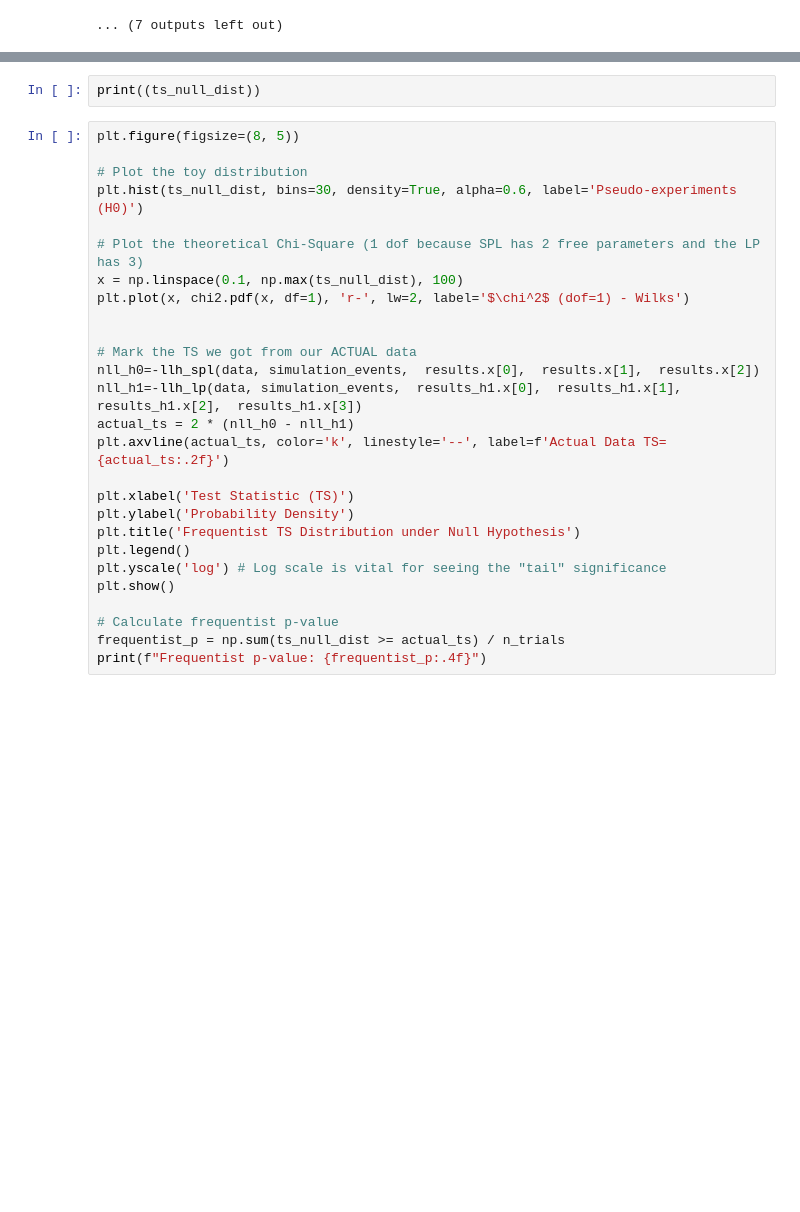
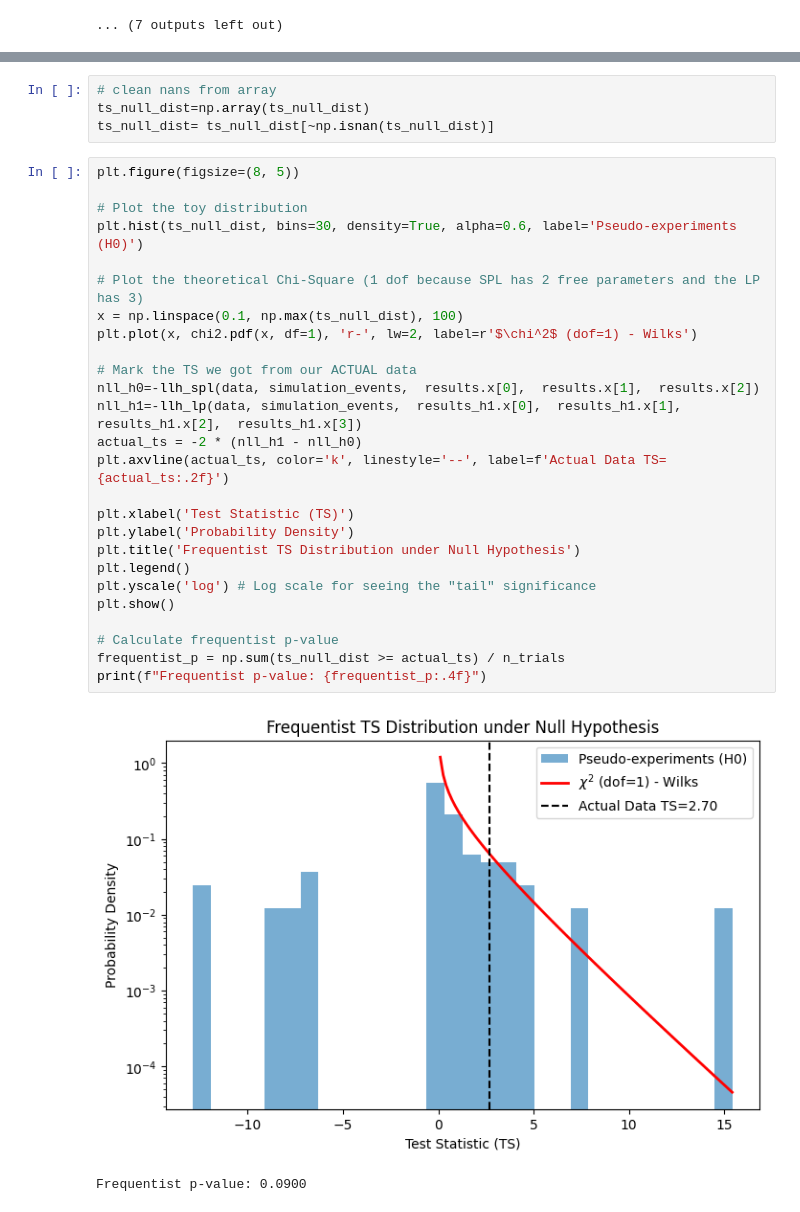
Before and after one commit to vedant8/diffuse-neutrino-practicum, a Jupyter notebook: exercises/diffuse_fit.ipynb, the cells around one changed output, grey strips where cells are left out. Cells and saved outputs as stored; diff of their text form; blank space fills up the shorter version.

```diff
--- a/exercises/diffuse_fit.ipynb
+++ b/exercises/diffuse_fit.ipynb
@@ -563,31 +566,35 @@ with ProcessPoolExecutor() as executor:
     for fut in tqdm.tqdm(concurrent.futures.as_completed(futures), total=n_trials):
         ts_null_dist.append(fut.result())
 # %%
-print((ts_null_dist))
+# clean nans from array
+ts_null_dist=np.array(ts_null_dist)
+ts_null_dist= ts_null_dist[~np.isnan(ts_null_dist)]
 # %%
 plt.figure(figsize=(8, 5))
 
 # Plot the toy distribution
 plt.hist(ts_null_dist, bins=30, density=True, alpha=0.6, label='Pseudo-experiments (H0)')
 
 # Plot the theoretical Chi-Square (1 dof because SPL has 2 free parameters and the LP has 3)
 x = np.linspace(0.1, np.max(ts_null_dist), 100)
-plt.plot(x, chi2.pdf(x, df=1), 'r-', lw=2, label='$\chi^2$ (dof=1) - Wilks')
-
+plt.plot(x, chi2.pdf(x, df=1), 'r-', lw=2, label=r'$\chi^2$ (dof=1) - Wilks')
 
 # Mark the TS we got from our ACTUAL data
 nll_h0=-llh_spl(data, simulation_events,  results.x[0],  results.x[1],  results.x[2])
 nll_h1=-llh_lp(data, simulation_events,  results_h1.x[0],  results_h1.x[1],  results_h1.x[2],  results_h1.x[3])
-actual_ts = 2 * (nll_h0 - nll_h1)
+actual_ts = -2 * (nll_h1 - nll_h0)
 plt.axvline(actual_ts, color='k', linestyle='--', label=f'Actual Data TS={actual_ts:.2f}')
 
 plt.xlabel('Test Statistic (TS)')
 plt.ylabel('Probability Density')
 plt.title('Frequentist TS Distribution under Null Hypothesis')
 plt.legend()
-plt.yscale('log') # Log scale is vital for seeing the "tail" significance
+plt.yscale('log') # Log scale for seeing the "tail" significance
 plt.show()
 
 # Calculate frequentist p-value
 frequentist_p = np.sum(ts_null_dist >= actual_ts) / n_trials
 print(f"Frequentist p-value: {frequentist_p:.4f}")
+# %% [output]
+[figure, added]
+Frequentist p-value: 0.0900
```
Also changed, not shown: parts of 3 cells of this notebook.
